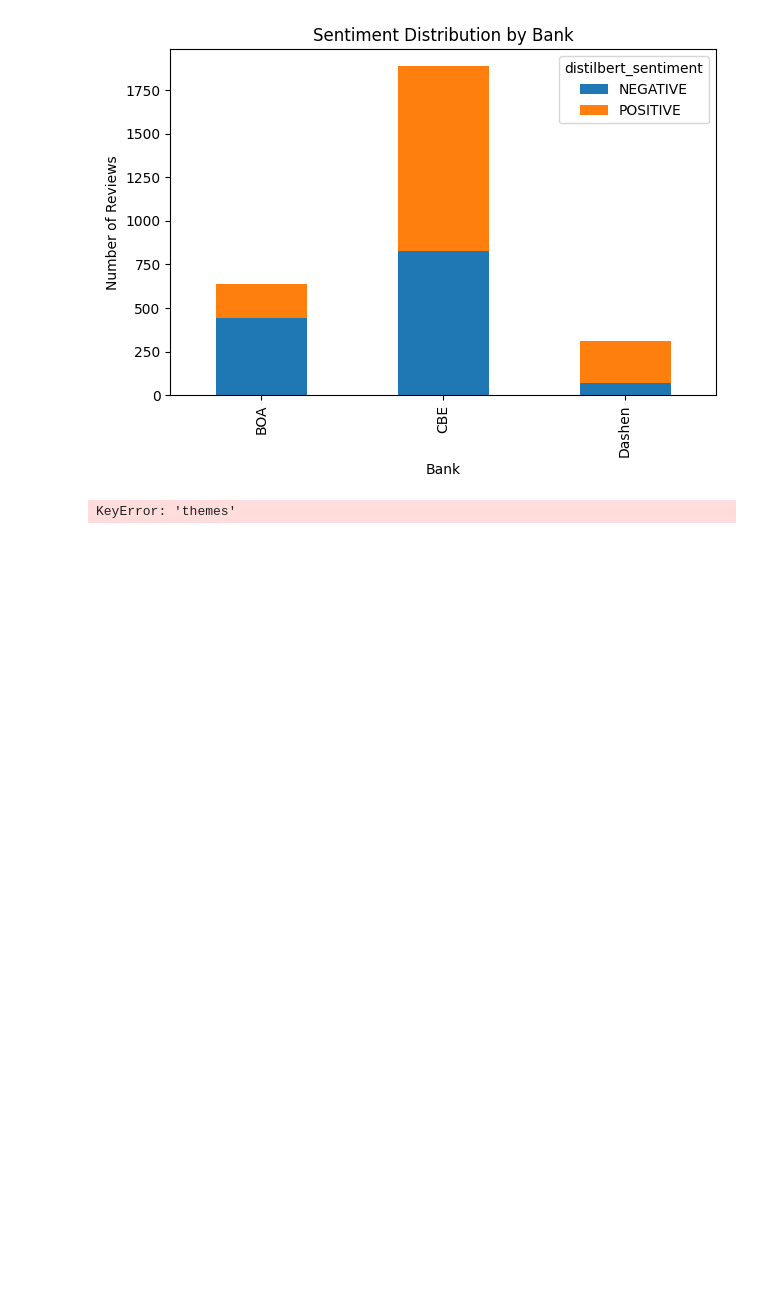
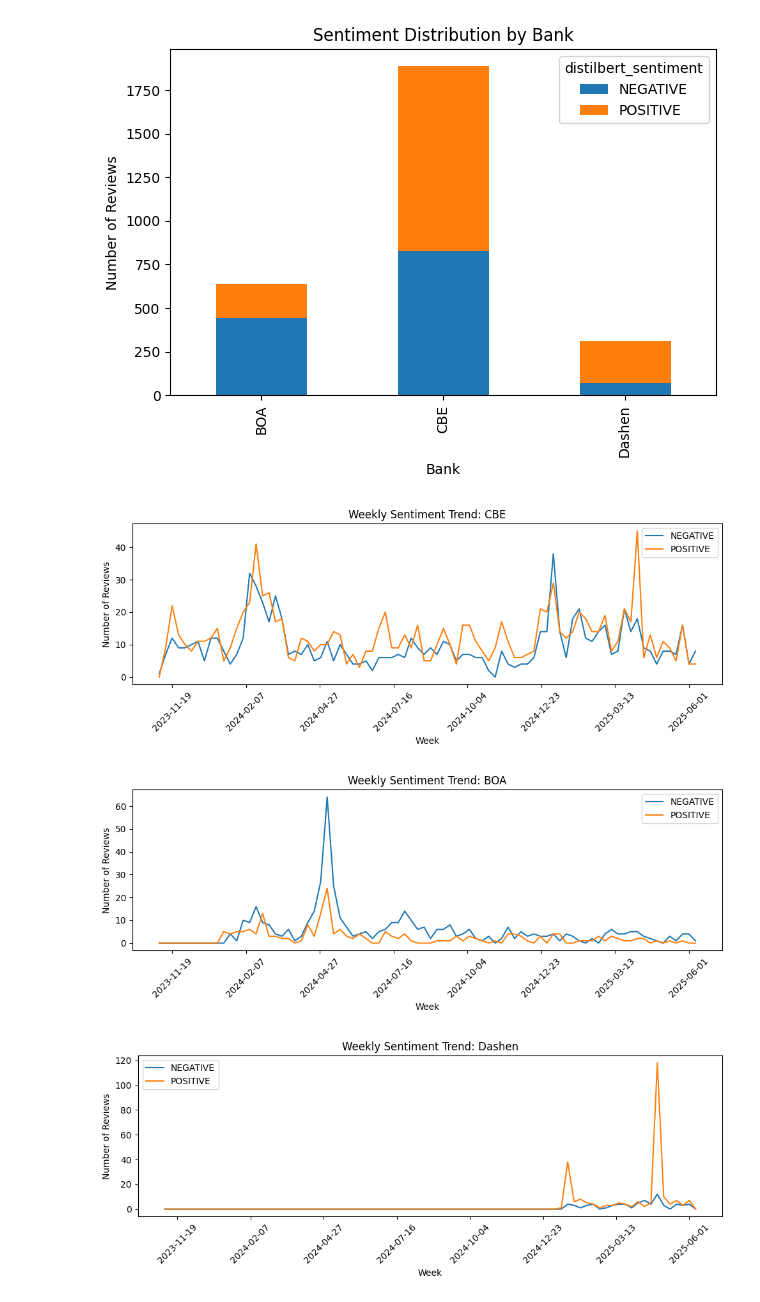
Before and after one commit to sumeyaaaa/playstore-bank-reviews, a Jupyter notebook: notebook/recommendation.ipynb, the cells around one changed output. Cells and saved outputs as stored; diff of their text form; code cells hidden in the pictures; blank space fills up the shorter version.

```diff
--- a/notebook/recommendation.ipynb
+++ b/notebook/recommendation.ipynb
@@ -128,23 +225,34 @@ fig.update_layout(
     boxmode='group'
 )
 fig.show()
-# %%
-from wordcloud import WordCloud
-
-for sentiment in ['positive', 'negative']:
-    text = " ".join(df[df['distilbert_sentiment'] == sentiment]['themes'].explode().astype(str))
-    wordcloud = WordCloud(width=800, height=400, background_color='white').generate(text)
-    plt.imshow(wordcloud, interpolation='bilinear')
-    plt.title(f"Theme Word Cloud ({sentiment.title()})")
-    plt.axis('off')
-
-    plt.show()
-# %% [output]
-KeyError: 'themes'
 # %%
-# Assuming df has 'date' column as datetime
-trend = df.groupby([pd.Grouper(key='date', freq='W'), 'bank', 'distilbert_sentiment']).size().unstack().fillna(0)
-trend.plot()
-plt.title('Weekly Sentiment Trend by Bank')
-plt.ylabel('Number of Reviews')
-plt.show()
+import matplotlib.pyplot as plt
+
+# Ensure date is datetime
+df['date'] = pd.to_datetime(df['date'], format="%Y-%m-%d")
+
+# Create a weekly grouped DataFrame by bank and sentiment
+trend = df.groupby([pd.Grouper(key='date', freq='W'), 'bank', 'distilbert_sentiment']).size()
+trend = trend.unstack(['bank', 'distilbert_sentiment']).fillna(0)
+
+# Plot trend per bank
+banks = df['bank'].unique()
+for bank in banks:
+    plt.figure(figsize=(10,4))
+    for sentiment in df['distilbert_sentiment'].unique():
+        # Plot each sentiment for this bank
+        if (bank, sentiment) in trend.columns:
+            plt.plot(trend.index, trend[(bank, sentiment)], label=sentiment)
+    plt.title(f'Weekly Sentiment Trend: {bank}')
+    plt.xlabel('Week')
+    plt.ylabel('Number of Reviews')
+    plt.legend()
+    plt.xticks(rotation=45)
+    # Only show every 2nd or 4th date to prevent clutter (autofmt)
+    plt.gca().xaxis.set_major_locator(plt.MaxNLocator(8))
+    plt.tight_layout()
+    plt.show()
+# %% [output]
+[figure, added]
+[figure, added]
+[figure, added]
```
Also changed, not shown: parts of 8 cells of this notebook.
